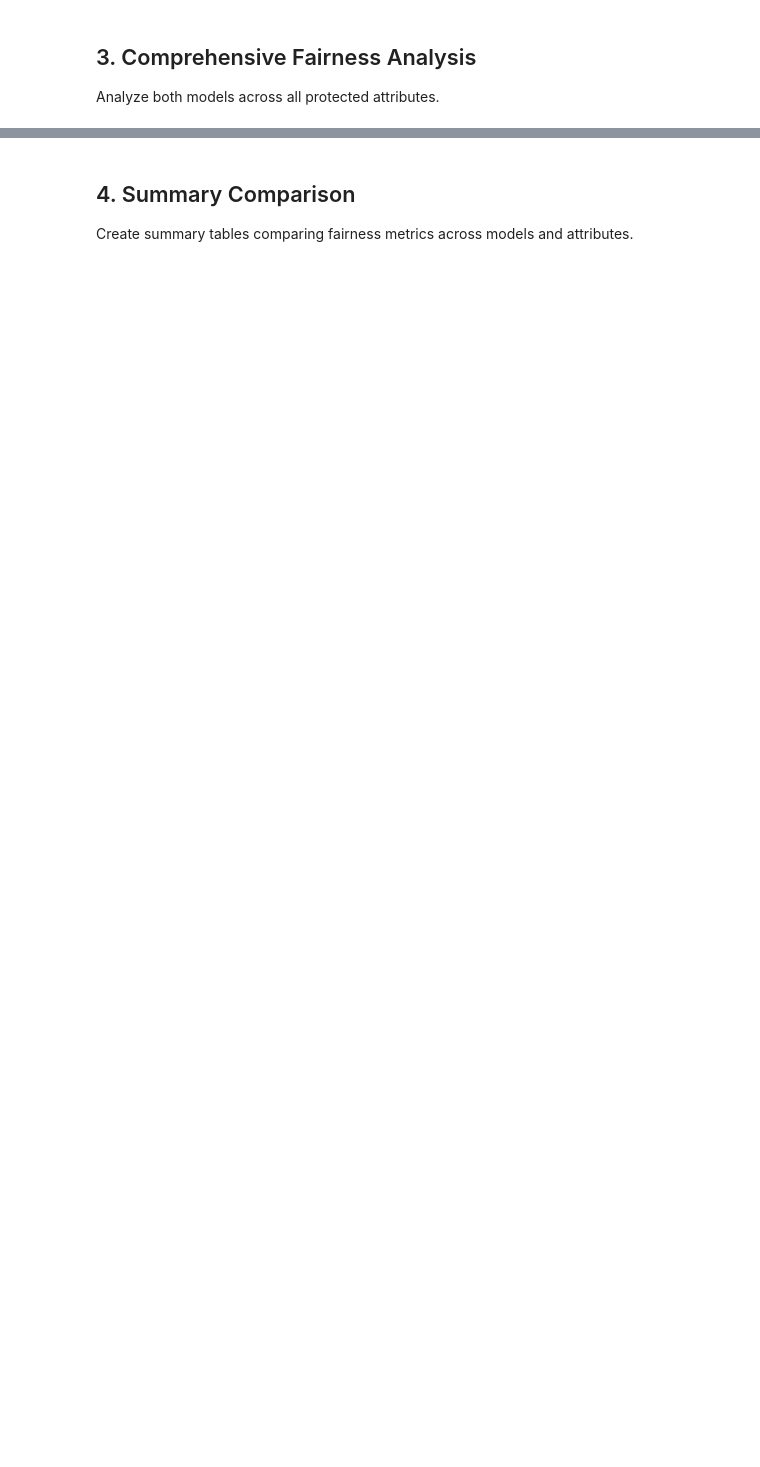
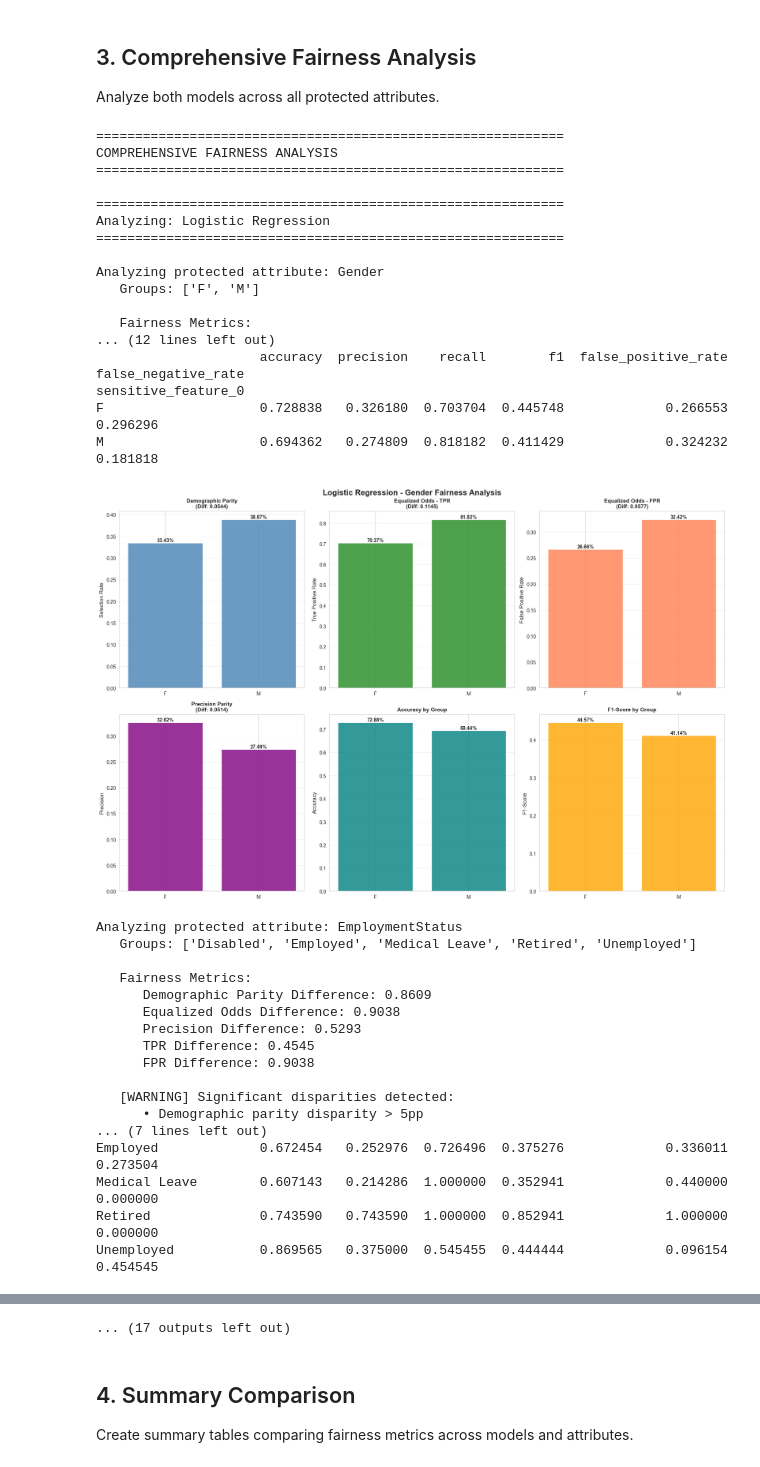
Before and after one commit to astillsjr/insurance-fairness, a Jupyter notebook: notebooks/03_fairness_analysis.ipynb, the cells around one changed output, grey strips where cells are left out. Saved outputs shown, nothing was run; the diff lists cells and outputs as text; code cells hidden in the pictures; blank space fills up the shorter version.

```diff
--- a/notebooks/03_fairness_analysis.ipynb
+++ b/notebooks/03_fairness_analysis.ipynb
@@ -408,13 +505,31 @@ for model_name, (y_pred, y_proba) in models.items():
 
         sensitive_feature = protected_test[attr]
 
+        # Special handling for Income: bin continuous values into categories
+        if attr == 'Income':
+            # Check if Income is continuous (has many unique values)
+            if len(sensitive_feature.unique()) > 20:
+                print(f"\nAnalyzing protected attribute: {attr}")
+                print(f"   Note: Income is continuous with {len(sensitive_feature.unique())} unique values")
+                print(f"   Binning into meaningful categories for fairness analysis...")
+
+                # Bin income using quantile-based method for equal-sized groups
+                sensitive_feature = bin_income_for_fairness(sensitive_feature, method='quantile', num_bins=5)
+                print(f"   Created {len(sensitive_feature.unique())} income groups")
+
         # Skip if all values are the same
         if len(sensitive_feature.unique()) < 2:
             print(f"Warning: {attr} has only one unique value, skipping...")
             continue
 
         print(f"\nAnalyzing protected attribute: {attr}")
-        print(f"   Groups: {sorted(sensitive_feature.unique())}")
+        unique_groups = sorted(sensitive_feature.unique())
+
+        # Truncate group list display if too many groups
+        if len(unique_groups) > 10:
+            print(f"   Groups ({len(unique_groups)} total): {unique_groups[:5]} ... {unique_groups[-2:]}")
+        else:
+            print(f"   Groups: {unique_groups}")
 
         # Calculate fairness metrics
         metrics = calculate_fairness_metrics(
@@ -425,31 +540,69 @@ for model_name, (y_pred, y_proba) in models.items():
 
         # Print summary
         print(f"\n   Fairness Metrics:")
         print(f"      Demographic Parity Difference: {metrics['demographic_parity_difference']:.4f}")
         print(f"      Equalized Odds Difference: {metrics['equalized_odds_difference']:.4f}")
         print(f"      Precision Difference: {metrics['precision_difference']:.4f}")
         print(f"      TPR Difference: {metrics['tpr_difference']:.4f}")
         print(f"      FPR Difference: {metrics['fpr_difference']:.4f}")
 
         # Check for significant disparities
         warnings = []
         if metrics['demographic_parity_difference'] > 0.05:
             warnings.append(f"Demographic parity disparity > 5pp")
         if metrics['equalized_odds_difference'] > 0.05:
             warnings.append(f"Equalized odds disparity > 5pp")
         if metrics['precision_difference'] > 0.05:
             warnings.append(f"Precision disparity > 5pp")
 
         if warnings:
-            print(f"\n   {' '.join(warnings)}")
+            print(f"\n   [WARNING] Significant disparities detected:")
+            for warning in warnings:
+                print(f"      • {warning}")
 
         # Display group-level metrics
         print(f"\n   Group-Level Performance:")
         print(metrics['by_group'].to_string())
 
         # Visualize
         visualize_fairness_metrics(metrics, model_name, attr)
 
 print("\n" + "=" * 60)
 print("COMPREHENSIVE ANALYSIS COMPLETE")
 print("=" * 60)
+# %% [output]
+============================================================
+COMPREHENSIVE FAIRNESS ANALYSIS
+============================================================
+
+============================================================
+Analyzing: Logistic Regression
+============================================================
+
+Analyzing protected attribute: Gender
+   Groups: ['F', 'M']
+
+   Fairness Metrics:
+... (12 lines left out)
+                     accuracy  precision    recall        f1  false_positive_rate  false_negative_rate
+sensitive_feature_0
+F                    0.728838   0.326180  0.703704  0.445748             0.266553             0.296296
+M                    0.694362   0.274809  0.818182  0.411429             0.324232             0.181818
+[figure, added]
+Analyzing protected attribute: EmploymentStatus
+   Groups: ['Disabled', 'Employed', 'Medical Leave', 'Retired', 'Unemployed']
+
+   Fairness Metrics:
+      Demographic Parity Difference: 0.8609
+      Equalized Odds Difference: 0.9038
+      Precision Difference: 0.5293
+      TPR Difference: 0.4545
+      FPR Difference: 0.9038
+
+   [WARNING] Significant disparities detected:
+      • Demographic parity disparity > 5pp
+... (7 lines left out)
+Employed             0.672454   0.252976  0.726496  0.375276             0.336011             0.273504
+Medical Leave        0.607143   0.214286  1.000000  0.352941             0.440000             0.000000
+Retired              0.743590   0.743590  1.000000  0.852941             1.000000             0.000000
+Unemployed           0.869565   0.375000  0.545455  0.444444             0.096154             0.454545
@@ -456,3 +682,4 @@ print("=" * 60)
+... (17 outputs left out)
 # %% [markdown]
 ## 4. Summary Comparison
 
```
Also changed, not shown: parts of 6 cells of this notebook, 2 other files.
